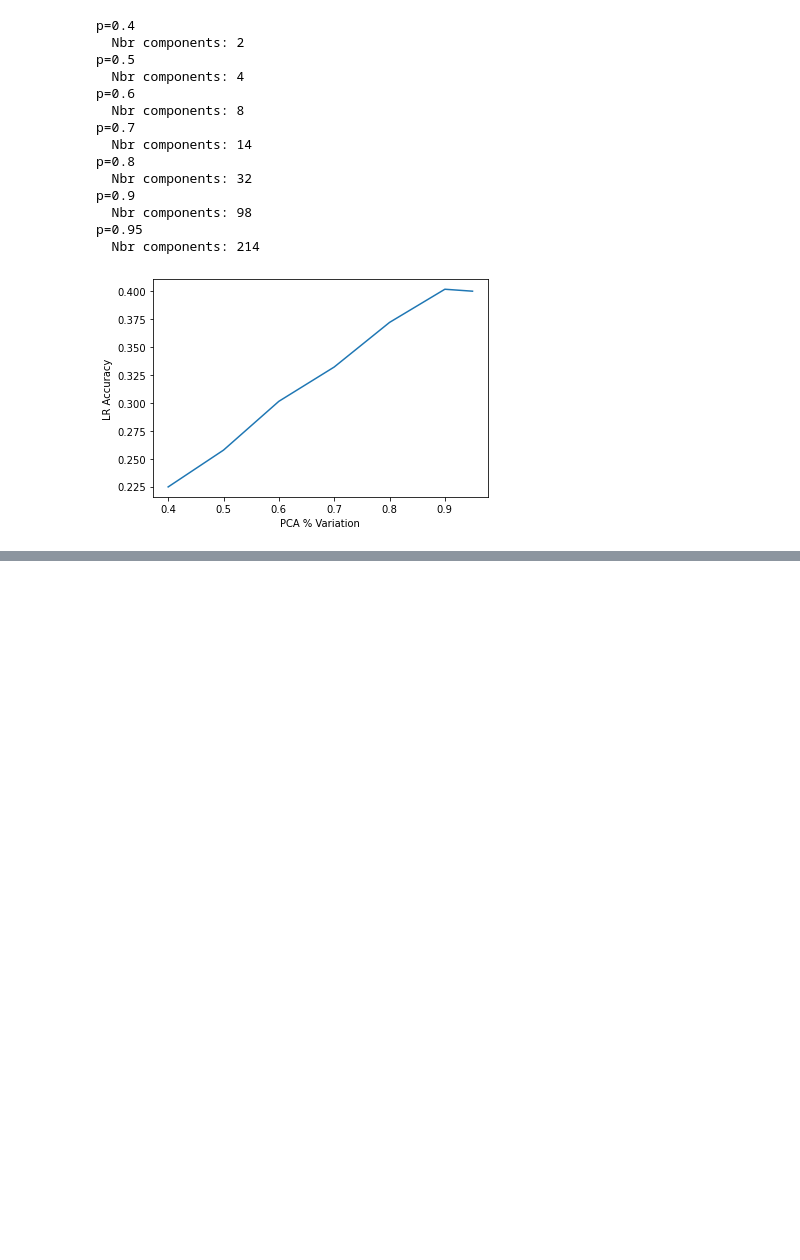
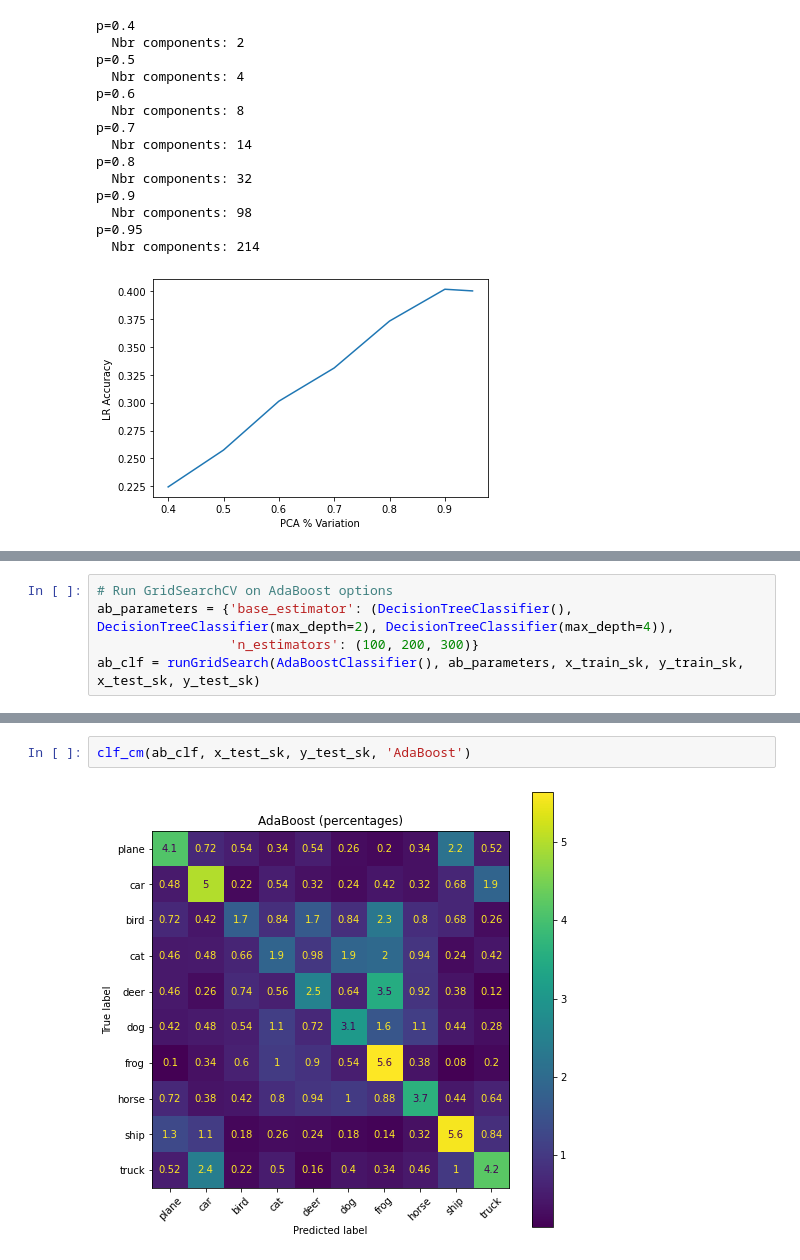
Before and after one commit to mschroeder11/machine-learning, a Jupyter notebook: final project/MLattacks.ipynb, the cells around one changed output, grey strips where cells are left out. Saved outputs shown, nothing was run; the diff lists cells and outputs as text; blank space fills up the shorter version.

```diff
--- a/final project/MLattacks.ipynb
+++ b/final project/MLattacks.ipynb
@@ -240,0 +410,5 @@ DecisionTreeClassifier(max_depth=10): test accuracy=0.3108
+# %%
+# Run GridSearchCV on AdaBoost options
+ab_parameters = {'base_estimator': (DecisionTreeClassifier(), DecisionTreeClassifier(max_depth=2), DecisionTreeClassifier(max_depth=4)),
+                 'n_estimators': (100, 200, 300)}
+ab_clf = runGridSearch(AdaBoostClassifier(), ab_parameters, x_train_sk, y_train_sk, x_test_sk, y_test_sk)
@@ -240,0 +433,4 @@ DecisionTreeClassifier(max_depth=10): test accuracy=0.3108
+# %%
+clf_cm(ab_clf, x_test_sk, y_test_sk, 'AdaBoost')
+# %% [output]
+[figure, added]
```
Also changed, not shown: parts of 70 cells of this notebook, 10 other files.
